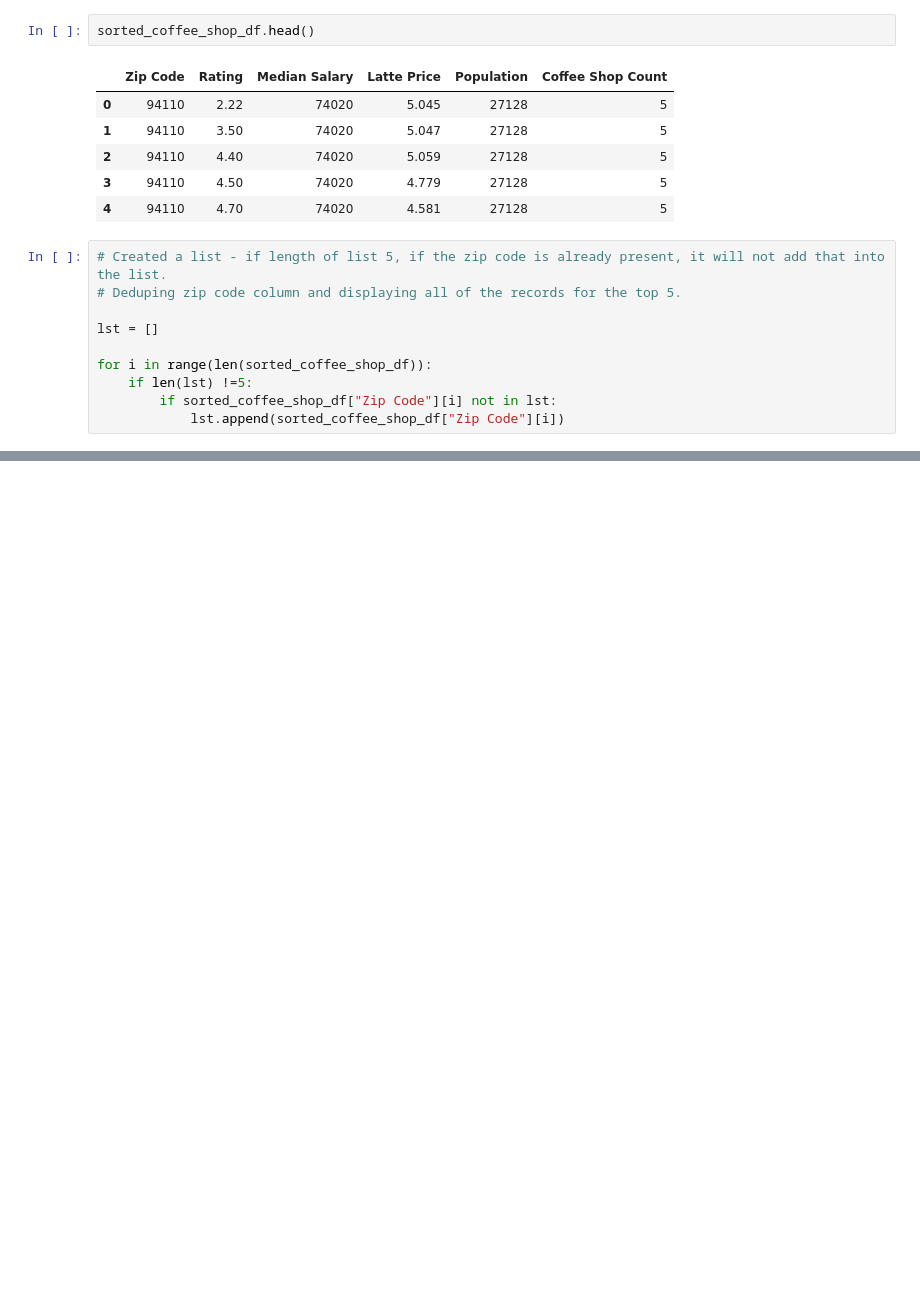
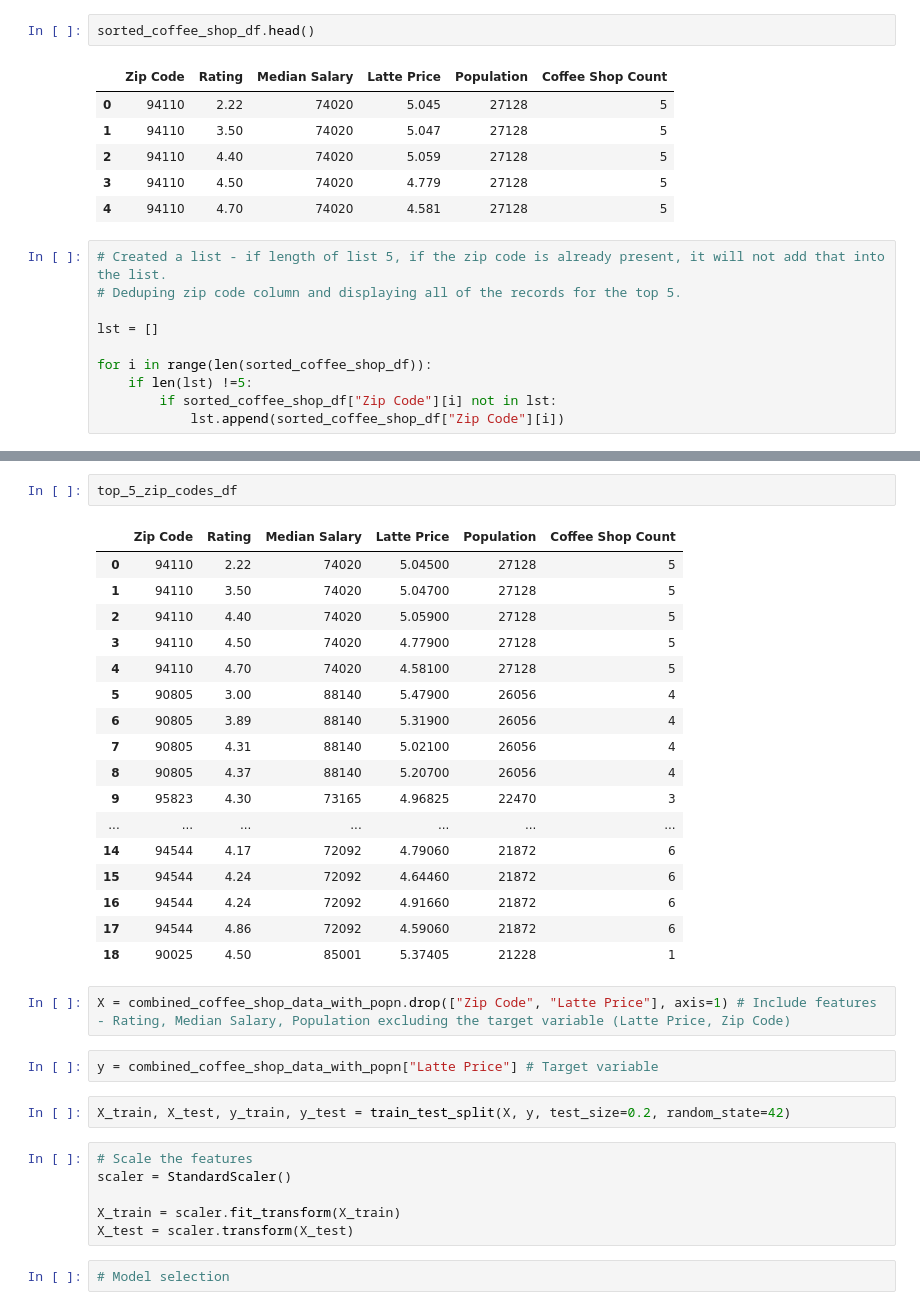
Before and after one commit to matovu-ronald/coffee_shop_predictions, a Jupyter notebook: coffee_shop_predictions.ipynb, the cells around one changed output, grey strips where cells are left out. Drawn from its saved outputs; the diff is of its cells as text; blank space fills up the shorter version.

Commit message:
Split the data into training set 80% and test set 20%; also, scale the data

```diff
--- a/coffee_shop_predictions.ipynb
+++ b/coffee_shop_predictions.ipynb
@@ -293,0 +292,34 @@ NameError: name 'lst' is not defined
+# %%
+top_5_zip_codes_df
+# %% [output]
+|  | Zip Code | Rating | Median Salary | Latte Price | Population | Coffee Shop Count |
+| 0 | 94110 | 2.22 | 74020 | 5.04500 | 27128 | 5 |
+| 1 | 94110 | 3.50 | 74020 | 5.04700 | 27128 | 5 |
+| 2 | 94110 | 4.40 | 74020 | 5.05900 | 27128 | 5 |
+| 3 | 94110 | 4.50 | 74020 | 4.77900 | 27128 | 5 |
+| 4 | 94110 | 4.70 | 74020 | 4.58100 | 27128 | 5 |
+| 5 | 90805 | 3.00 | 88140 | 5.47900 | 26056 | 4 |
+| 6 | 90805 | 3.89 | 88140 | 5.31900 | 26056 | 4 |
+| 7 | 90805 | 4.31 | 88140 | 5.02100 | 26056 | 4 |
+| 8 | 90805 | 4.37 | 88140 | 5.20700 | 26056 | 4 |
+| 9 | 95823 | 4.30 | 73165 | 4.96825 | 22470 | 3 |
+| ... | ... | ... | ... | ... | ... | ... |
+| 14 | 94544 | 4.17 | 72092 | 4.79060 | 21872 | 6 |
+| 15 | 94544 | 4.24 | 72092 | 4.64460 | 21872 | 6 |
+| 16 | 94544 | 4.24 | 72092 | 4.91660 | 21872 | 6 |
+| 17 | 94544 | 4.86 | 72092 | 4.59060 | 21872 | 6 |
+| 18 | 90025 | 4.50 | 85001 | 5.37405 | 21228 | 1 |
+# %%
+X = combined_coffee_shop_data_with_popn.drop(["Zip Code", "Latte Price"], axis=1) # Include features - Rating, Median Salary, Population excluding the target variable (Latte Price, Zip Code)
+# %%
+y = combined_coffee_shop_data_with_popn["Latte Price"] # Target variable
+# %%
+X_train, X_test, y_train, y_test = train_test_split(X, y, test_size=0.2, random_state=42)
+# %%
+# Scale the features
+scaler = StandardScaler()
+
+X_train = scaler.fit_transform(X_train)
+X_test = scaler.transform(X_test)
+# %%
+# Model selection
```
Also changed, not shown: parts of 1 cell of this notebook.
